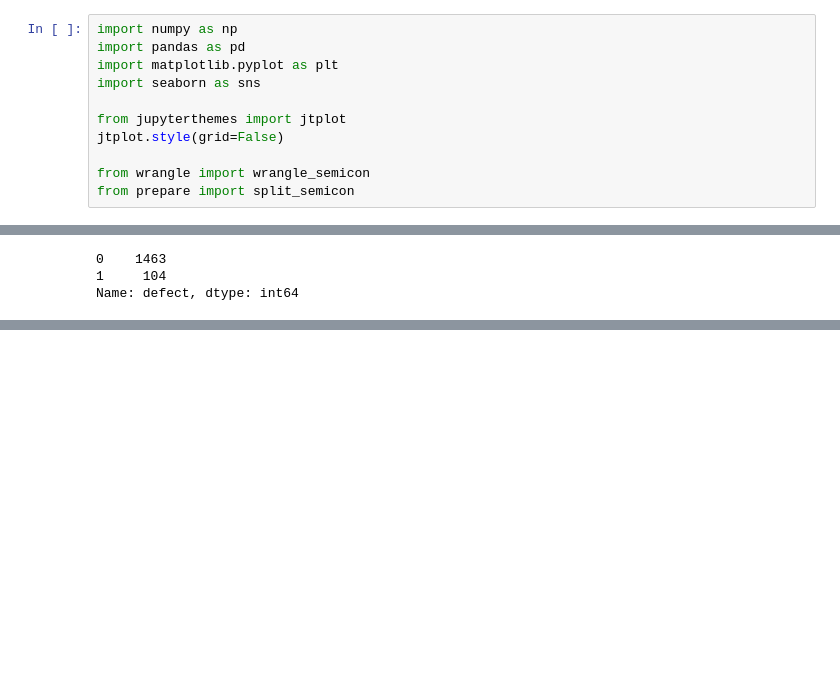
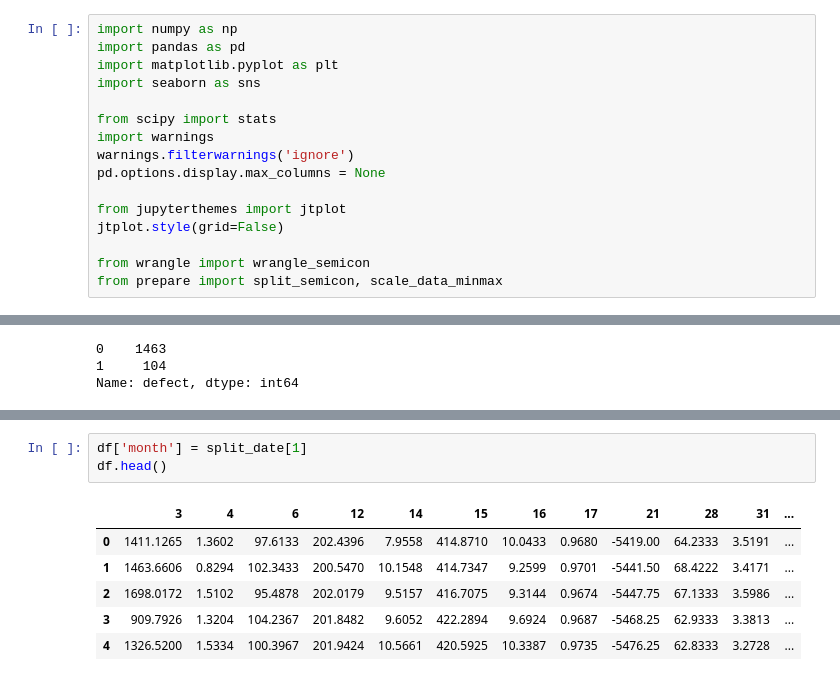
Before and after one commit to Ken-Alviola/individual_project, a Jupyter notebook: explore_semicon.ipynb, the cells around one changed output, grey strips where cells are left out. Saved outputs shown, nothing was run; the diff lists cells and outputs as text; blank space fills up the shorter version.

```diff
--- a/explore_semicon.ipynb
+++ b/explore_semicon.ipynb
@@ -4,11 +4,16 @@ import pandas as pd
 import matplotlib.pyplot as plt
 import seaborn as sns
 
+from scipy import stats
+import warnings
+warnings.filterwarnings('ignore')
+pd.options.display.max_columns = None
+
 from jupyterthemes import jtplot
 jtplot.style(grid=False)
 
 from wrangle import wrangle_semicon
-from prepare import split_semicon
+from prepare import split_semicon, scale_data_minmax
 # %%
 df = wrangle_semicon()
 df.head()
@@ -50,0 +71,10 @@ Name: defect, dtype: int64
+# %%
+df['month'] = split_date[1]
+df.head()
+# %% [output]
+|  | 3 | 4 | 6 | 12 | 14 | 15 | 16 | 17 | 21 | 28 | 31 | ... |
+| 0 | 1411.1265 | 1.3602 | 97.6133 | 202.4396 | 7.9558 | 414.8710 | 10.0433 | 0.9680 | -5419.00 | 64.2333 | 3.5191 | ... |
+| 1 | 1463.6606 | 0.8294 | 102.3433 | 200.5470 | 10.1548 | 414.7347 | 9.2599 | 0.9701 | -5441.50 | 68.4222 | 3.4171 | ... |
+| 2 | 1698.0172 | 1.5102 | 95.4878 | 202.0179 | 9.5157 | 416.7075 | 9.3144 | 0.9674 | -5447.75 | 67.1333 | 3.5986 | ... |
+| 3 | 909.7926 | 1.3204 | 104.2367 | 201.8482 | 9.6052 | 422.2894 | 9.6924 | 0.9687 | -5468.25 | 62.9333 | 3.3813 | ... |
+| 4 | 1326.5200 | 1.5334 | 100.3967 | 201.9424 | 10.5661 | 420.5925 | 10.3387 | 0.9735 | -5476.25 | 62.8333 | 3.2728 | ... |
```
Also changed, not shown: parts of 18 cells of this notebook, 1 other file.
